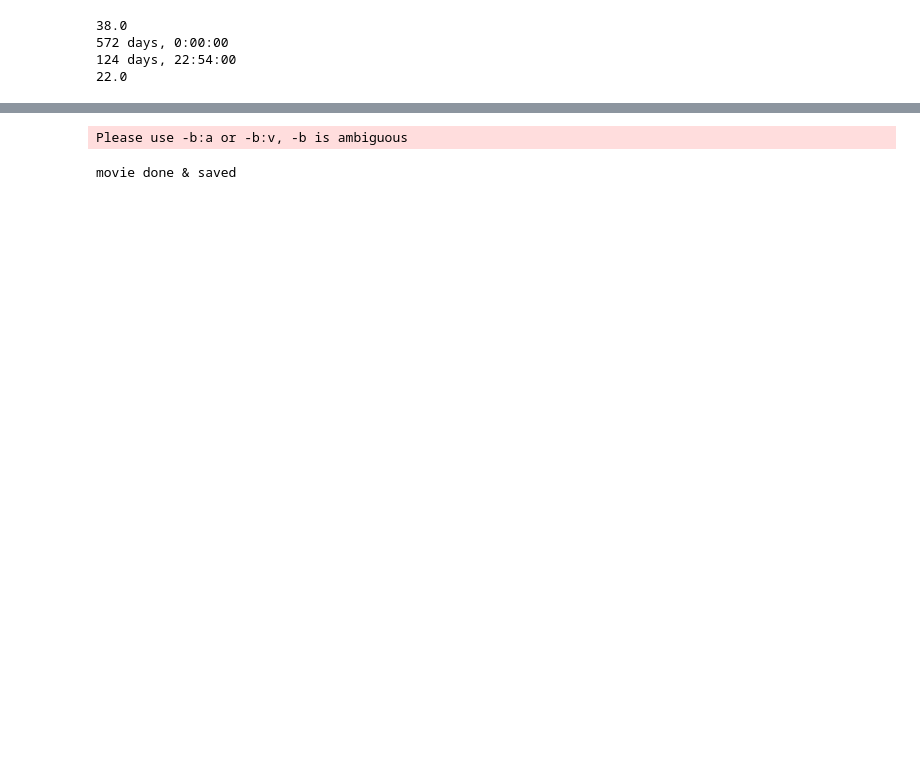
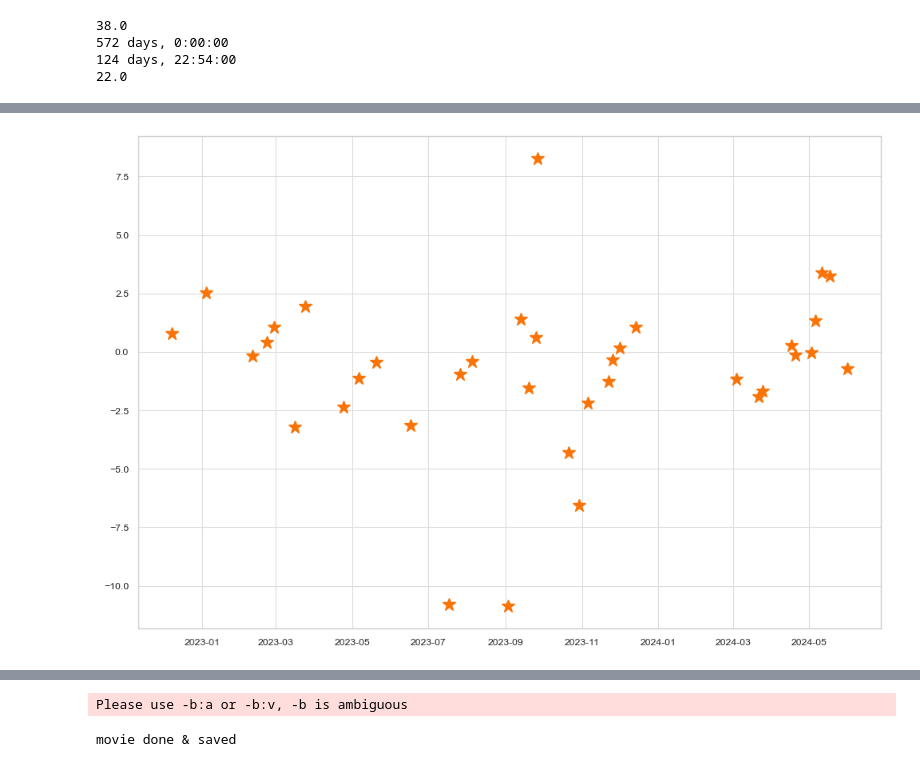
Before and after one commit to EvaWeiler/sub_L1_statistics, a Jupyter notebook: plotting_sub_l1_stats.ipynb, the cells around one changed output, grey strips where cells are left out. Saved outputs shown, nothing was run; the diff lists cells and outputs as text; code cells hidden in the pictures; blank space fills up the shorter version.

```diff
--- a/plotting_sub_l1_stats.ipynb
+++ b/plotting_sub_l1_stats.ipynb
@@ -347,10 +598,18 @@ plt.tight_layout()
 # %%
-time_diff = np.array([(i-j).total_seconds()/3600. for i,j in zip(time_hit_sta, time_hit_omni)])
+time_diff = np.array([(i-j).total_seconds()/3600. for i,j in zip(time_hit_omni, time_hit_sta)])
 #time_diff = np.array([(i-j).total_seconds()/3600. for i,j in zip(time_hit_sta, time_hit_omni)])
 #time_diff = np.array([(i-j).total_seconds()/3600. for i,j in zip(time_hit_l1, time_hit_sta)])
-print(time_diff)
+print(np.mean(time_diff))
 symh_diff = symh_hit_sta-symh_hit_omni
 
-time_diff_l1 = np.array([(i-j).total_seconds()/3600. for i,j in zip(time_hit_omni_l1, time_hit_omni_obs_l1)])
+time_diff_l1 = np.array([(i-j).total_seconds()/3600. for i,j in zip(time_hit_omni_obs_l1, time_hit_omni_l1)])
+print(np.mean(time_diff_l1)*60.)
+print(len(time_diff_l1))
 symh_diff_l1 = symh_hit_omni_l1-symh_hit_omni_obs_l1
+
+plt.figure(figsize=(12,8))
+plt.plot(time_hit_omni_l1, time_diff_l1, marker='*', ms=12, color=c2, ls=' ')
+
+for i in range(len(time_hit_omni_l1)):
+    print(time_hit_omni_l1[i], time_diff_l1[i])
 # %% [output]
@@ -361,0 +633 @@ symh_diff_l1 = symh_hit_omni_l1-symh_hit_omni_obs_l1
+[figure, added]
```
Also changed, not shown: parts of 32 cells of this notebook.
